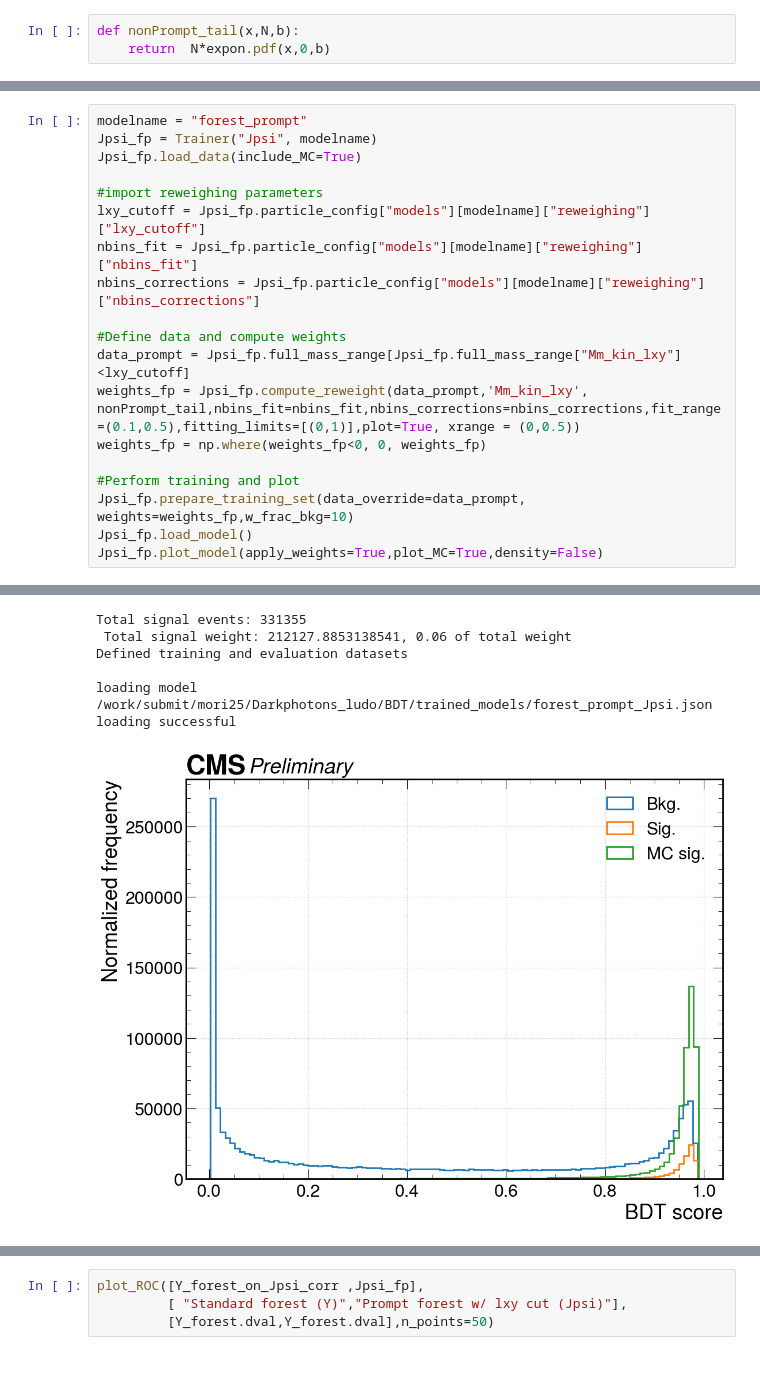
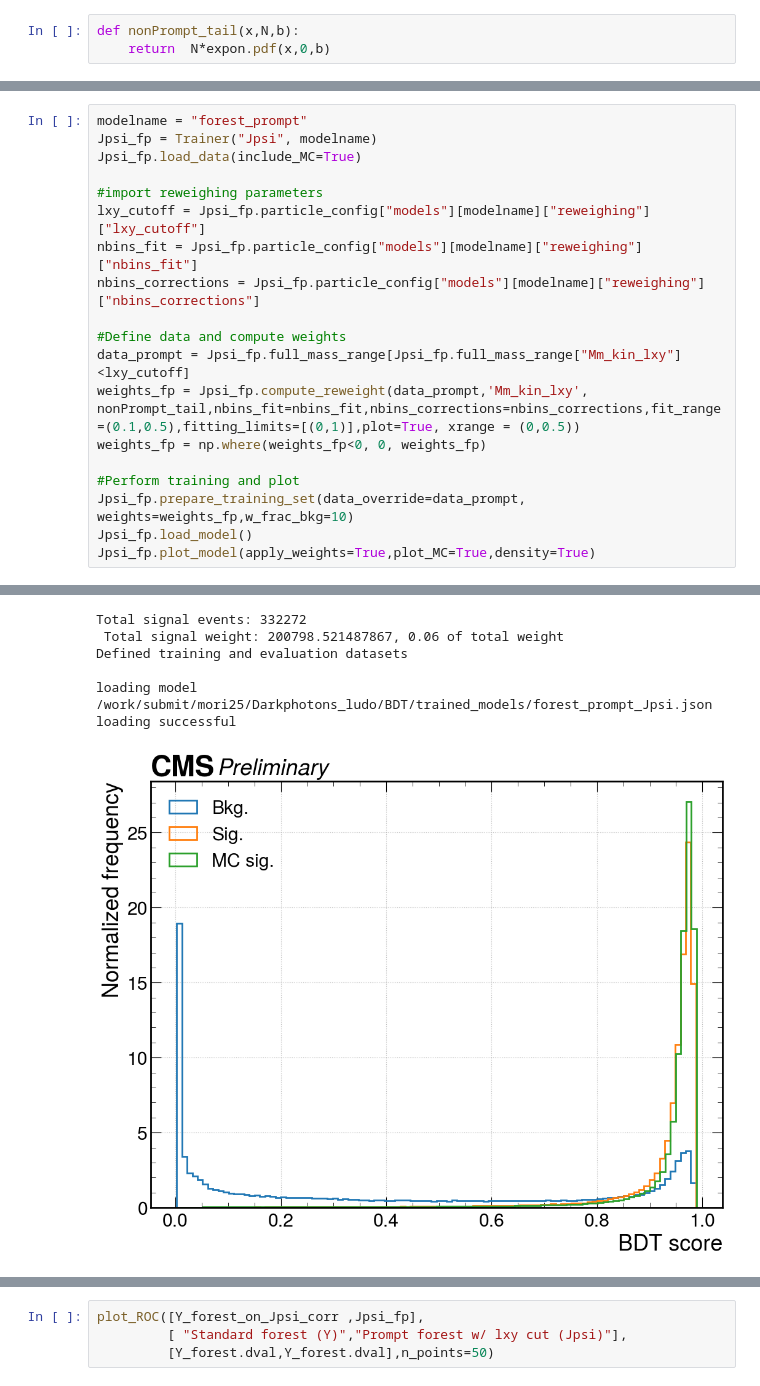
Before and after one commit to ludomori99/Darkphotons_Run3, a Jupyter notebook: BDT/view_training.ipynb, the cells around one changed output, grey strips where cells are left out. Drawn from its saved outputs; the diff is of its cells as text.

```diff
--- a/BDT/view_training.ipynb
+++ b/BDT/view_training.ipynb
@@ -190,6 +190,6 @@ weights_fp = np.where(weights_fp<0, 0, weights_fp)
 #Perform training and plot
 Jpsi_fp.prepare_training_set(data_override=data_prompt, weights=weights_fp,w_frac_bkg=10)
 Jpsi_fp.load_model()
-Jpsi_fp.plot_model(apply_weights=True,plot_MC=True,density=False)
+Jpsi_fp.plot_model(apply_weights=True,plot_MC=True,density=True)
 # %% [output]
 Start loading data
@@ -212,10 +211,10 @@ Some General infos:
-Total signal events: 331355
- Total signal weight: 212127.8853138541, 0.06 of total weight
-Defined training and evaluation datasets
-
-loading model  /work/submit/mori25/Darkphotons_ludo/BDT/trained_models/forest_prompt_Jpsi.json
-loading successful
+Total signal events: 332272
+ Total signal weight: 200798.521487867, 0.06 of total weight
+Defined training and evaluation datasets
+
+loading model  /work/submit/mori25/Darkphotons_ludo/BDT/trained_models/forest_prompt_Jpsi.json
+loading successful
-[figure, old version]
+[figure, new version]
 # %%
 modelname = "forest_prompt_noPromptCut"
 Jpsi_fp_nPC = Trainer("Jpsi", modelname)
```
Also changed, not shown: parts of 22 cells of this notebook, 53 other files.
